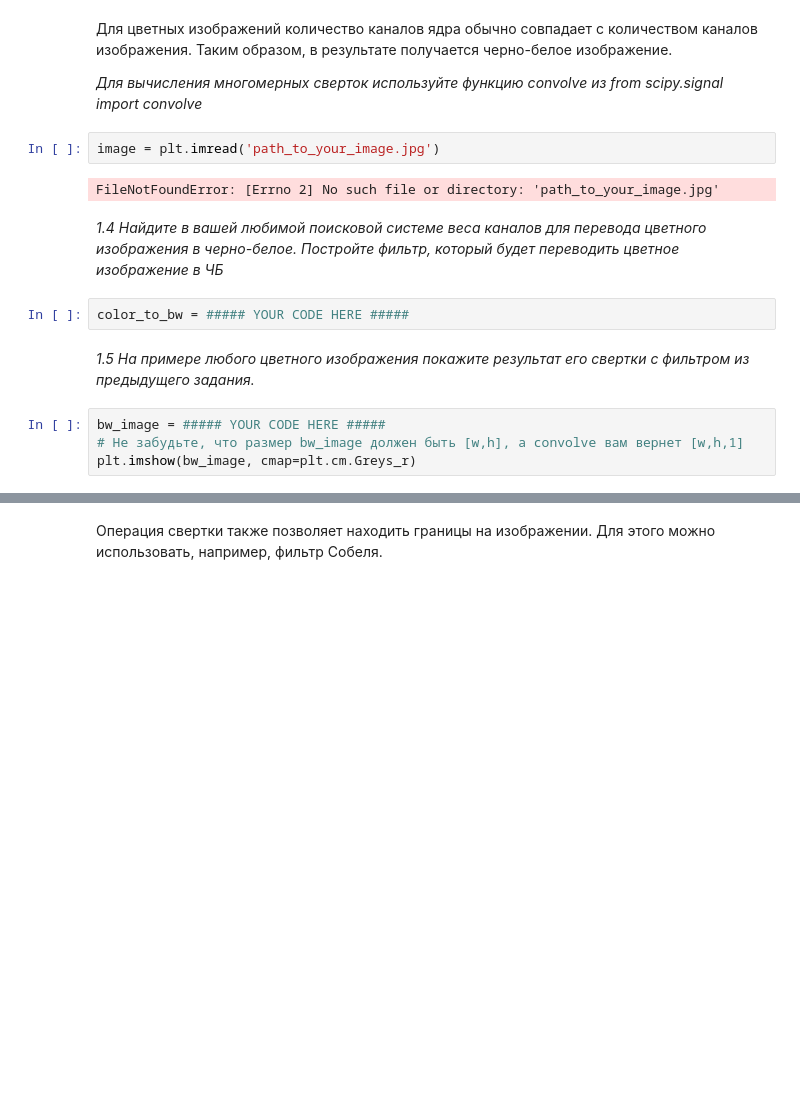
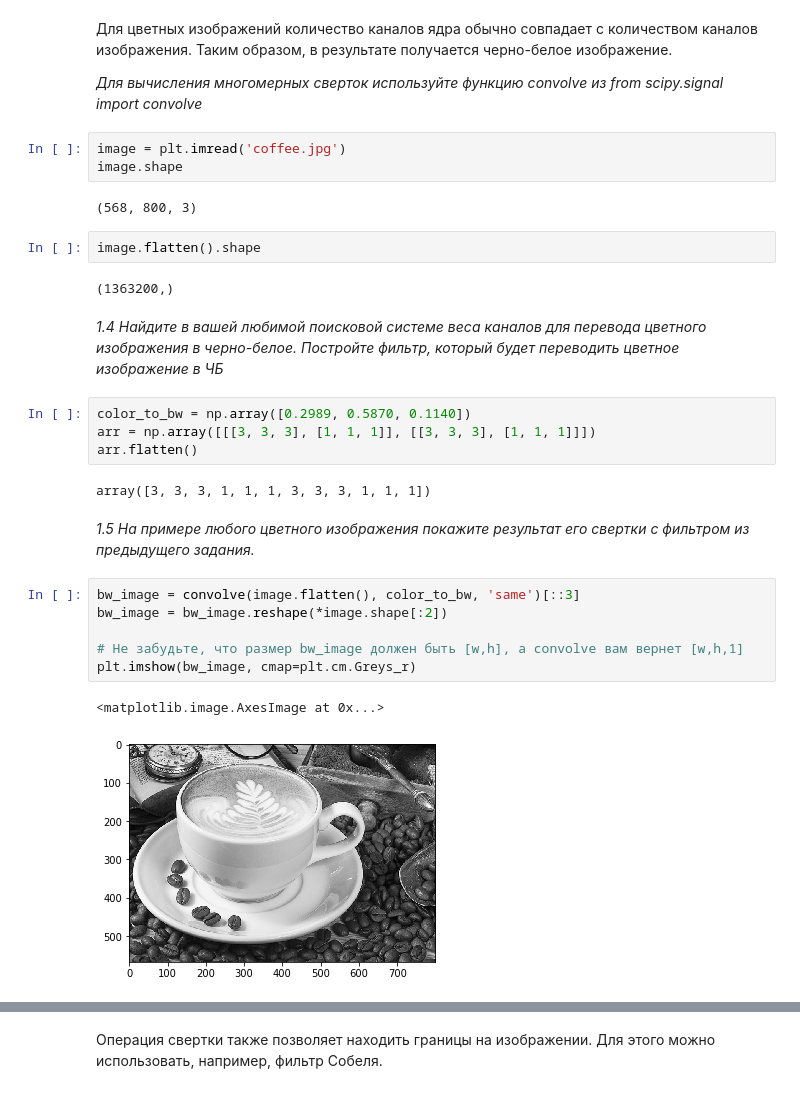
Before and after one commit to excander/neural_networks_sphere_2, a Jupyter notebook: Seminar 4/miklin_4, CNN.ipynb, the cells around one changed output, grey strips where cells are left out. Saved outputs shown, nothing was run; the diff lists cells and outputs as text; blank space fills up the shorter version.

```diff
--- a/Seminar 4/miklin_4, CNN.ipynb
+++ b/Seminar 4/miklin_4, CNN.ipynb
@@ -130,16 +134,30 @@ plt.legend(loc=0)
 
 <i>Для вычисления многомерных сверток используйте функцию convolve из from scipy.signal import convolve</i>
 # %%
-image = plt.imread('path_to_your_image.jpg')
+image = plt.imread('coffee.jpg')
+image.shape
 # %% [output]
-FileNotFoundError: [Errno 2] No such file or directory: 'path_to_your_image.jpg'
+(568, 800, 3)
+# %%
+image.flatten().shape
+# %% [output]
+(1363200,)
 # %% [markdown]
 <i>1.4 Найдите в вашей любимой поисковой системе веса каналов для перевода цветного изображения в черно-белое. Постройте фильтр, который будет переводить цветное изображение в ЧБ</i>
-# %%
-color_to_bw = ##### YOUR CODE HERE #####
+# %%
+color_to_bw = np.array([0.2989, 0.5870, 0.1140])
+arr = np.array([[[3, 3, 3], [1, 1, 1]], [[3, 3, 3], [1, 1, 1]]])
+arr.flatten()
+# %% [output]
+array([3, 3, 3, 1, 1, 1, 3, 3, 3, 1, 1, 1])
 # %% [markdown]
 <i>1.5 На примере любого цветного изображения покажите результат его свертки с фильтром из предыдущего задания.</i>
 # %%
-bw_image = ##### YOUR CODE HERE #####
+bw_image = convolve(image.flatten(), color_to_bw, 'same')[::3]
+bw_image = bw_image.reshape(*image.shape[:2])
+
 # Не забудьте, что размер bw_image должен быть [w,h], а convolve вам вернет [w,h,1]
 plt.imshow(bw_image, cmap=plt.cm.Greys_r)
+# %% [output]
+<matplotlib.image.AxesImage at 0x...>
+[figure, added]
```
Also changed, not shown: parts of 39 cells of this notebook.
